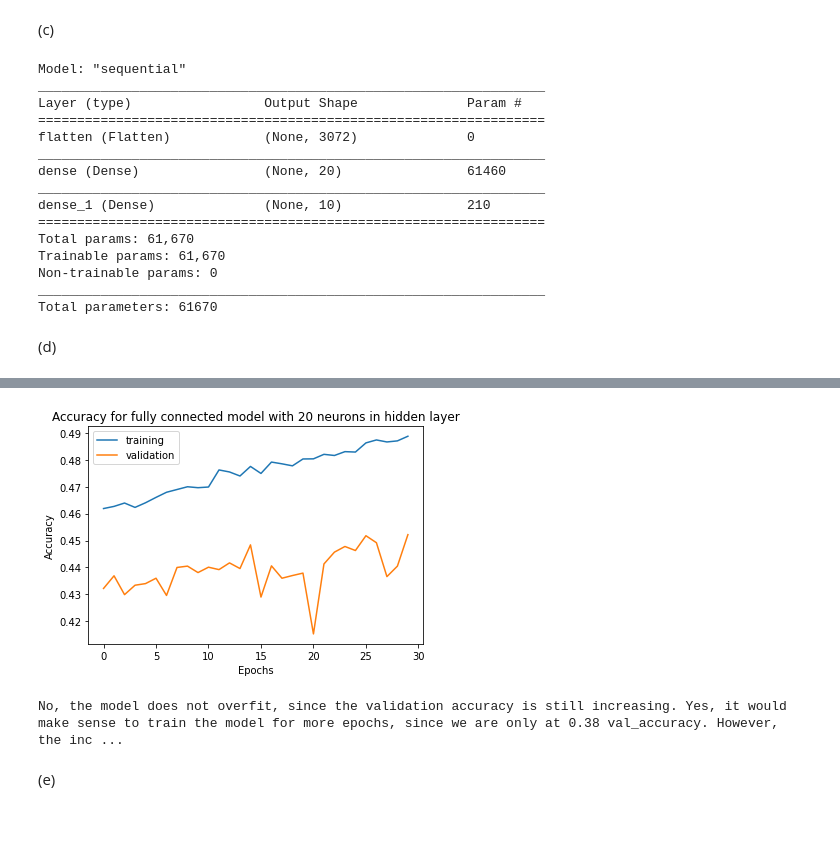
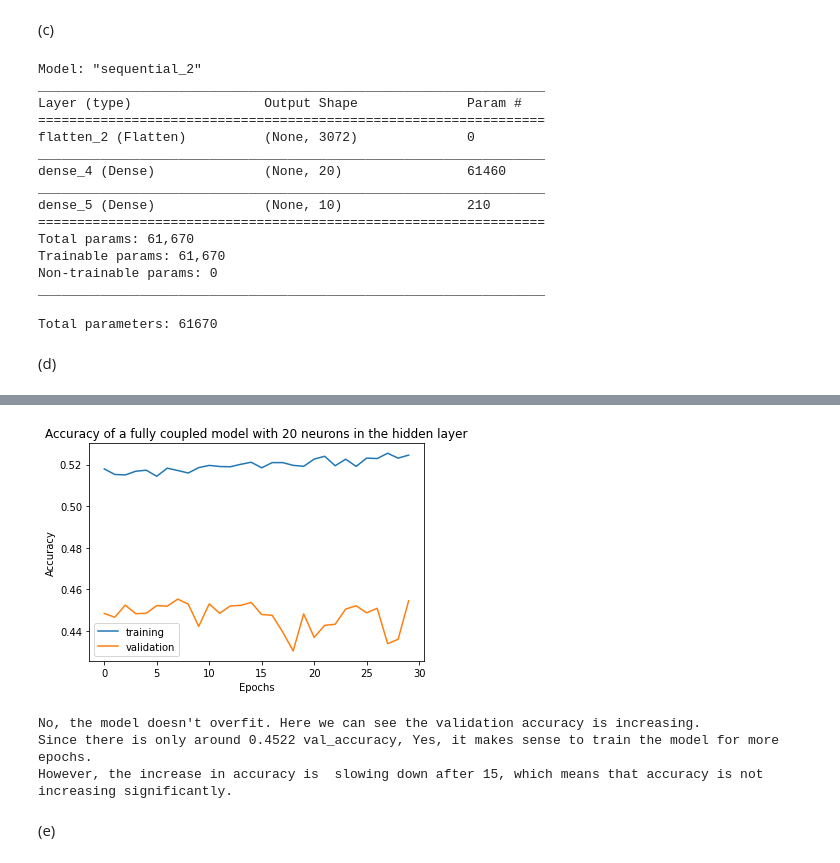
Before and after one commit to rafiqulislam21/random_forest__nural_network_with_cifar10, a Jupyter notebook: main_jupyter_nootbook_version.ipynb, the cells around one changed output, grey strips where cells are left out. Cells and saved outputs as stored; diff of their text form; code cells hidden in the pictures; blank space fills up the shorter version.

```diff
--- a/main.ipynb
+++ b/main_jupyter_nootbook_version.ipynb
@@ -216,46 +319,48 @@ model = models.Sequential([
 # %% [markdown]
 (b)
 # %%
-model.compile(optimizer=tf.keras.optimizers.SGD(learning_rate=0.01),
-              loss=tf.keras.losses.CategoricalCrossentropy(from_logits=True),
-              metrics=["accuracy"])
+opt = tf.keras.optimizers.SGD(learning_rate=0.01)
+lss = tf.keras.losses.CategoricalCrossentropy(from_logits=True)
+
+model.compile(optimizer=opt, loss=lss, metrics=["accuracy"])
 # %% [markdown]
 (c)
 # %%
 model.summary()
 total_parameters = model.count_params()
-print(f"Total parameters: {total_parameters}")
+print("\nTotal parameters: {}".format(total_parameters))
 # %% [output]
-Model: "sequential"
+Model: "sequential_2"
 _________________________________________________________________
 Layer (type)                 Output Shape              Param #
 =================================================================
-flatten (Flatten)            (None, 3072)              0
+flatten_2 (Flatten)          (None, 3072)              0
 _________________________________________________________________
-dense (Dense)                (None, 20)                61460
+dense_4 (Dense)              (None, 20)                61460
 _________________________________________________________________
-dense_1 (Dense)              (None, 10)                210
+dense_5 (Dense)              (None, 10)                210
 =================================================================
 Total params: 61,670
 Trainable params: 61,670
 Non-trainable params: 0
 _________________________________________________________________
+
 Total parameters: 61670
 # %% [markdown]
 (d)
 # %%
-h = model.fit(x_train_norm, y_train_cat, epochs=30, validation_split=0.2)
+mdl_fit = model.fit(x_train_norm, y_train_cat, epochs=30, validation_split=0.2)
 
-plt.plot(h.history["accuracy"], label="training")
-plt.plot(h.history["val_accuracy"], label="validation")
-plt.title("Accuracy for fully connected model with 20 neurons in hidden layer")
+plt.plot(mdl_fit.history["accuracy"], label="training")
+plt.plot(mdl_fit.history["val_accuracy"], label="validation")
+plt.title("Accuracy of a fully coupled model with 20 neurons in the hidden layer")
 plt.xlabel("Epochs")
 plt.ylabel("Accuracy")
 plt.legend()
 plt.show()
-# TODO change explanation, since with the CategoricalCrossentropy its now overfitting
-print(f"No, the model does not overfit, since the validation accuracy is still increasing. Yes, it would make sense to "
-      "train the model for more epochs, since we are only at 0.38 val_accuracy. However, the increase of accuracy is "
-      "already slowing down at 30th epoch, meaning we will not get a significant increase in accuracy.")
+
+print("No, the model doesn't overfit. Here we can see the validation accuracy is increasing."
+      "\nSince there is only around 0.4522 val_accuracy, Yes, it makes sense to train the model for more epochs."
+      "\nHowever, the increase in accuracy is  slowing down after 15, which means that accuracy is not increasing significantly.")
 # %% [output]
 Epoch 1/30
@@ -278,5 +383,7 @@ Epoch 30/30
-[figure, old version]
+[figure, new version]
-No, the model does not overfit, since the validation accuracy is still increasing. Yes, it would make sense to train the model for more epochs, since we are only at 0.38 val_accuracy. However, the inc ...
+No, the model doesn't overfit. Here we can see the validation accuracy is increasing.
+Since there is only around 0.4522 val_accuracy, Yes, it makes sense to train the model for more epochs.
+However, the increase in accuracy is  slowing down after 15, which means that accuracy is not increasing significantly.
 # %% [markdown]
 (e)
 # %%
```
Also changed, not shown: parts of 16 cells of this notebook, 2 other files.
